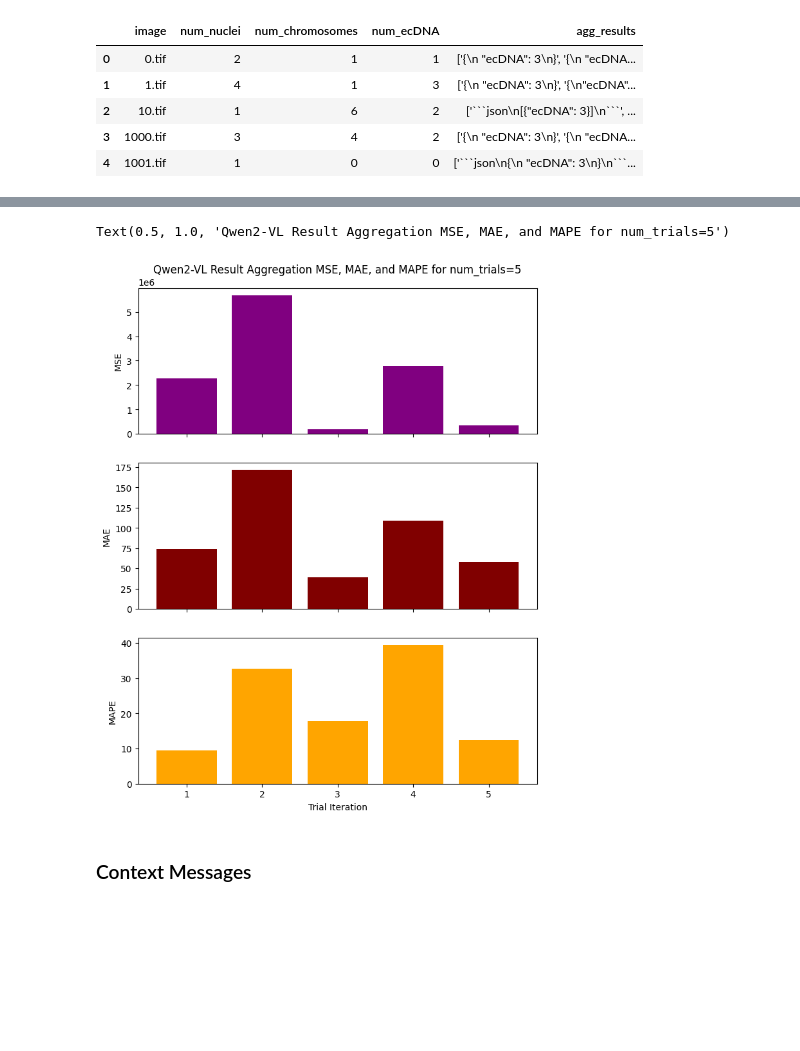
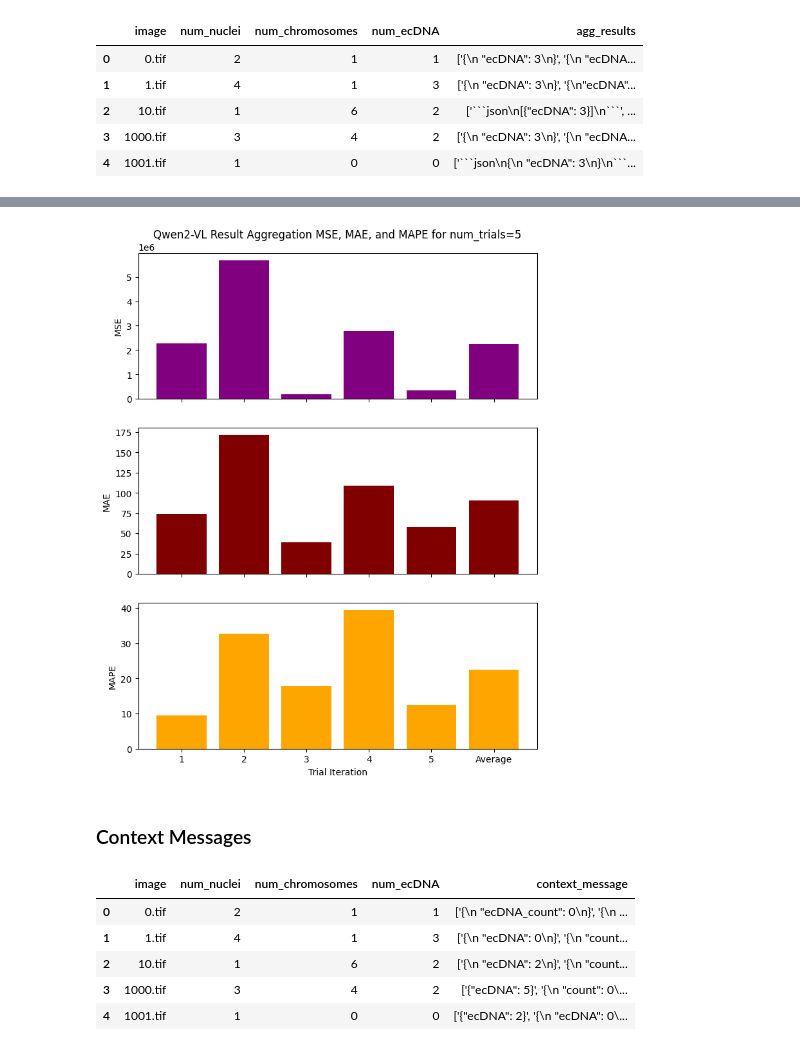
Before and after one commit to architp3/ecdna-analysis, a Jupyter notebook: qwen/metrics.ipynb, the cells around one changed output, grey strips where cells are left out. Cells and saved outputs as stored; diff of their text form; code cells hidden in the pictures; blank space fills up the shorter version.

```diff
--- a/qwen/metrics.ipynb
+++ b/qwen/metrics.ipynb
@@ -325,23 +328,31 @@ agg_results_MSE, agg_results_MAE, agg_results_MAPE
 # %%
 # Generate graphs
 figs, axes = plt.subplots(3, figsize=(8,10))
-axes[0].bar(x=[f'{i+1}' for i in range(num_trials)], height=agg_results_MSE, color='purple')
-axes[1].bar(x=[f'{i+1}' for i in range(num_trials)], height=agg_results_MAE, color='maroon')
-axes[2].bar(x=[f'{i+1}' for i in range(num_trials)], height=agg_results_MAPE, color='orange')
+axes[0].bar(x=[f'{i}' for i in [str(j) for j in range(1, num_trials+1)] + ['Average']], height=agg_results_MSE, color='purple')
+axes[1].bar(x=[f'{i}' for i in [str(j) for j in range(1, num_trials+1)] + ['Average']], height=agg_results_MAE, color='maroon')
+axes[2].bar(x=[f'{i}' for i in [str(j) for j in range(1, num_trials+1)] + ['Average']], height=agg_results_MAPE, color='orange')
 
 axes[0].set_ylabel('MSE')
 axes[1].set_ylabel('MAE')
 axes[2].set_ylabel('MAPE')
 
 axes[0].set_xticklabels([])
 axes[1].set_xticklabels([])
 
 axes[2].set_xlabel('Trial Iteration')
 axes[0].set_title(f"Qwen2-VL Result Aggregation MSE, MAE, and MAPE for num_trials={num_trials}")
+plt.show()
 # %% [output]
-Text(0.5, 1.0, 'Qwen2-VL Result Aggregation MSE, MAE, and MAPE for num_trials=5')
-[figure, old version]
+[figure, new version]
 # %% [markdown]
 ### Context Messages
 # %%
-context_messages_df = pd.read_csv(context_messages_path)
+context_messages_df = pd.read_csv(context_messages_path).drop(columns='Unnamed: 0')
+context_messages_df.head()
+# %% [output]
+|  | image | num_nuclei | num_chromosomes | num_ecDNA | context_message |
+| 0 | 0.tif | 2 | 1 | 1 | ['{\n "ecDNA_count": 0\n}', '{\n ... |
+| 1 | 1.tif | 4 | 1 | 3 | ['{\n "ecDNA": 0\n}', '{\n "count... |
+| 2 | 10.tif | 1 | 6 | 2 | ['{\n "ecDNA": 2\n}', '{\n "count... |
+| 3 | 1000.tif | 3 | 4 | 2 | ['{"ecDNA": 5}', '{\n "count": 0\... |
+| 4 | 1001.tif | 1 | 0 | 0 | ['{"ecDNA": 2}', '{\n "ecDNA": 0\... |
```
Also changed, not shown: parts of 4 cells of this notebook.
